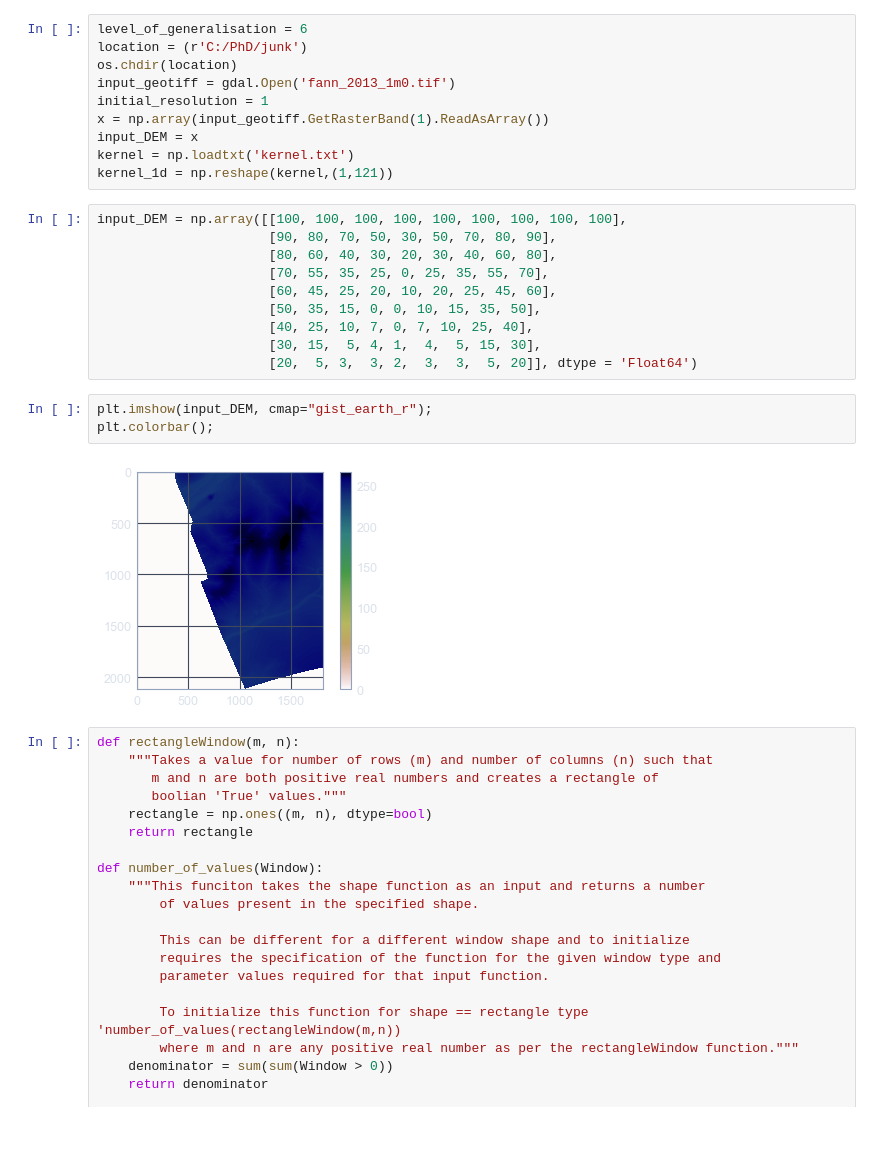
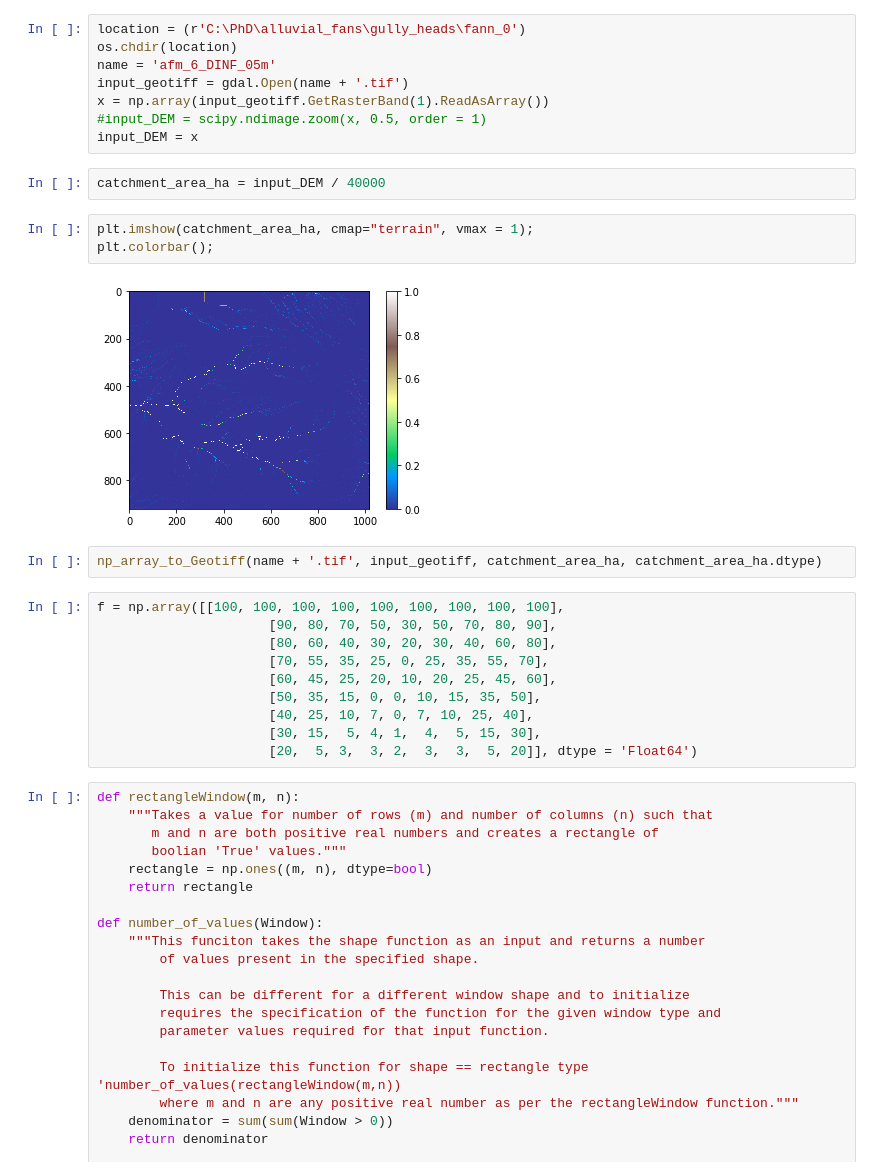
Before and after one commit to Simon-JW/slope_area_relations, a Jupyter notebook: slope_area_D8.ipynb, the cells around one changed output. Saved outputs shown, nothing was run; the diff lists cells and outputs as text; blank space fills up the shorter version.

```diff
--- a/slope_area_D8.ipynb
+++ b/slope_area_D8.ipynb
@@ -62,17 +62,24 @@ def surf_plot(mg, surface='topographic__elevation',
     plt.title(title)
     plt.show()
 # %%
-level_of_generalisation = 6
-location = (r'C:/PhD/junk')
+location = (r'C:\PhD\alluvial_fans\gully_heads\fann_0')
 os.chdir(location)
-input_geotiff = gdal.Open('fann_2013_1m0.tif')
-initial_resolution = 1
+name = 'afm_6_DINF_05m'
+input_geotiff = gdal.Open(name + '.tif')
 x = np.array(input_geotiff.GetRasterBand(1).ReadAsArray())
+#input_DEM = scipy.ndimage.zoom(x, 0.5, order = 1)
 input_DEM = x
-kernel = np.loadtxt('kernel.txt')
-kernel_1d = np.reshape(kernel,(1,121))
+# %%
+catchment_area_ha = input_DEM / 40000
+# %%
+plt.imshow(catchment_area_ha, cmap="terrain", vmax = 1);
+plt.colorbar();
+# %% [output]
+[figure, added]
+# %%
+np_array_to_Geotiff(name + '.tif', input_geotiff, catchment_area_ha, catchment_area_ha.dtype)
 # %%
-input_DEM = np.array([[100, 100, 100, 100, 100, 100, 100, 100, 100],
+f = np.array([[100, 100, 100, 100, 100, 100, 100, 100, 100],
                       [90, 80, 70, 50, 30, 50, 70, 80, 90],
                       [80, 60, 40, 30, 20, 30, 40, 60, 80],
                       [70, 55, 35, 25, 0, 25, 35, 55, 70],
@@ -81,11 +88,6 @@ input_DEM = np.array([[100, 100, 100, 100, 100, 100, 100, 100, 100],
                       [40, 25, 10, 7, 0, 7, 10, 25, 40],
                       [30, 15,  5, 4, 1,  4,  5, 15, 30],
                       [20,  5, 3,  3, 2,  3,  3,  5, 20]], dtype = 'Float64')
-# %%
-plt.imshow(input_DEM, cmap="gist_earth_r");
-plt.colorbar();
-# %% [output]
-[figure, removed]
 # %%
 def rectangleWindow(m, n):
     """Takes a value for number of rows (m) and number of columns (n) such that
```
Also changed, not shown: parts of 23 cells of this notebook, 10 other files.
